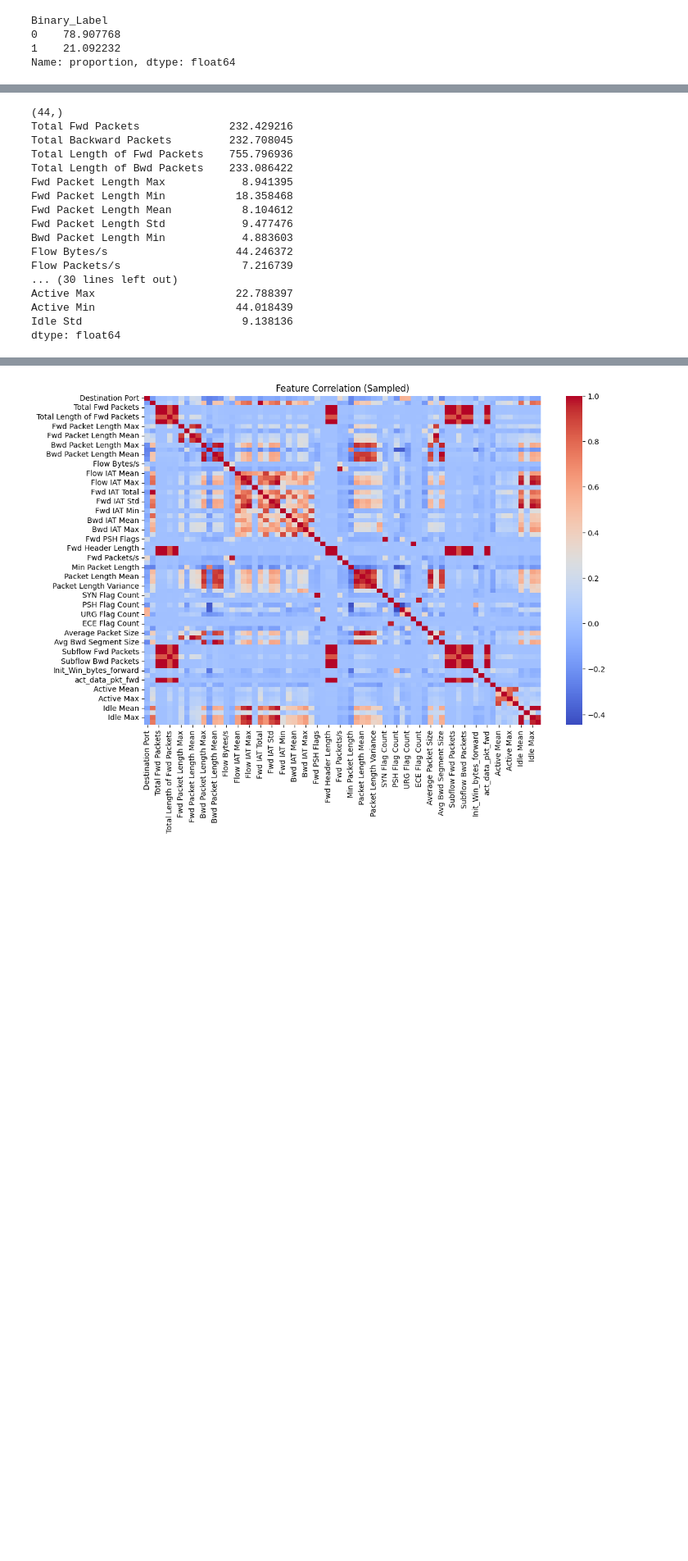
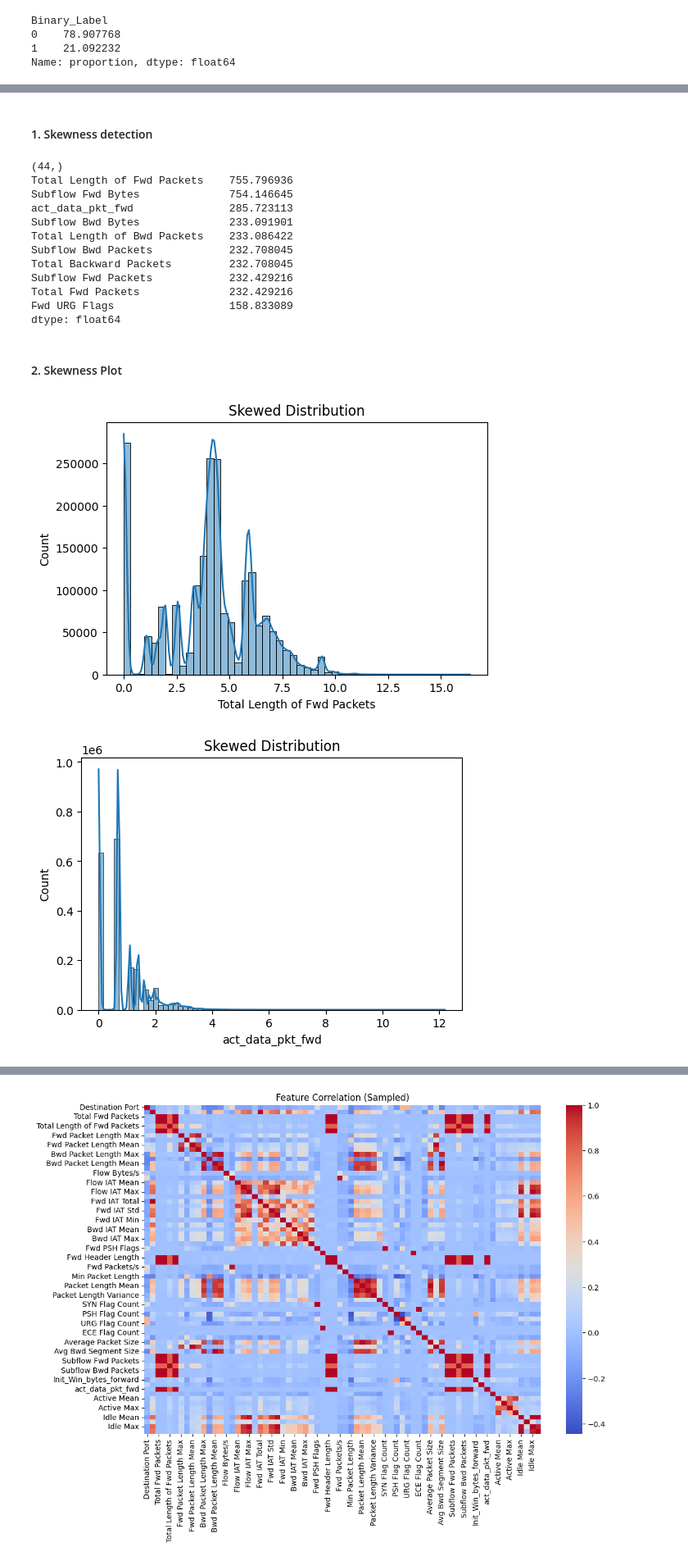
Before and after one commit to akanksha-dev9/Intrusion-Detection-System, a Jupyter notebook: notebooks/eda.ipynb, the cells around one changed output, grey strips where cells are left out. Shown at 82% size. Cells and saved outputs as stored; diff of their text form; code cells hidden in the pictures; blank space fills up the shorter version.

```diff
--- a/notebooks/eda.ipynb
+++ b/notebooks/eda.ipynb
@@ -70,25 +64,40 @@ Skewed feature detection & Log Transformation
+# %% [markdown]
+#### 1. Skewness detection
 # %%
 skew_values = X.skew()
 highly_skewed=skew_values[skew_values>3]
+highly_skewed=highly_skewed.sort_values(ascending=False)
 
 print(highly_skewed.shape)
-print(highly_skewed)
+print(highly_skewed.head(10))
 # %% [output]
 (44,)
+Total Length of Fwd Packets    755.796936
+Subflow Fwd Bytes              754.146645
+act_data_pkt_fwd               285.723113
+Subflow Bwd Bytes              233.091901
+Total Length of Bwd Packets    233.086422
+Subflow Bwd Packets            232.708045
+Total Backward Packets         232.708045
+Subflow Fwd Packets            232.429216
 Total Fwd Packets              232.429216
-Total Backward Packets         232.708045
-Total Length of Fwd Packets    755.796936
-Total Length of Bwd Packets    233.086422
-Fwd Packet Length Max            8.941395
-Fwd Packet Length Min           18.358468
-Fwd Packet Length Mean           8.104612
-Fwd Packet Length Std            9.477476
-Bwd Packet Length Min            4.883603
-Flow Bytes/s                    44.246372
-Flow Packets/s                   7.216739
-... (30 lines left out)
-Active Max                      22.788397
-Active Min                      44.018439
-Idle Std                         9.138136
+Fwd URG Flags                  158.833089
 dtype: float64
+# %% [markdown]
+#### 2. Skewness Plot
+# %%
+#Skewness plot of "Total Length of Fwd Packets"
+plt.figure(figsize=(6,4))
+sns.histplot(np.log1p(X["Total Length of Fwd Packets"]), bins=50, kde=True)
+plt.title("Skewed Distribution")
+plt.show()
+
+#Skewness plot of "act_data_pkt_fwd"
+plt.figure(figsize=(6,4))
+sns.histplot(np.log1p(X["act_data_pkt_fwd"]),bins=70,kde=True)
+plt.title("Skewed Distribution")
+plt.show()
+# %% [output]
+[figure, added]
+[figure, added]
 # %% [markdown]
```
Also changed, not shown: parts of 9 cells of this notebook, 3 other files.
